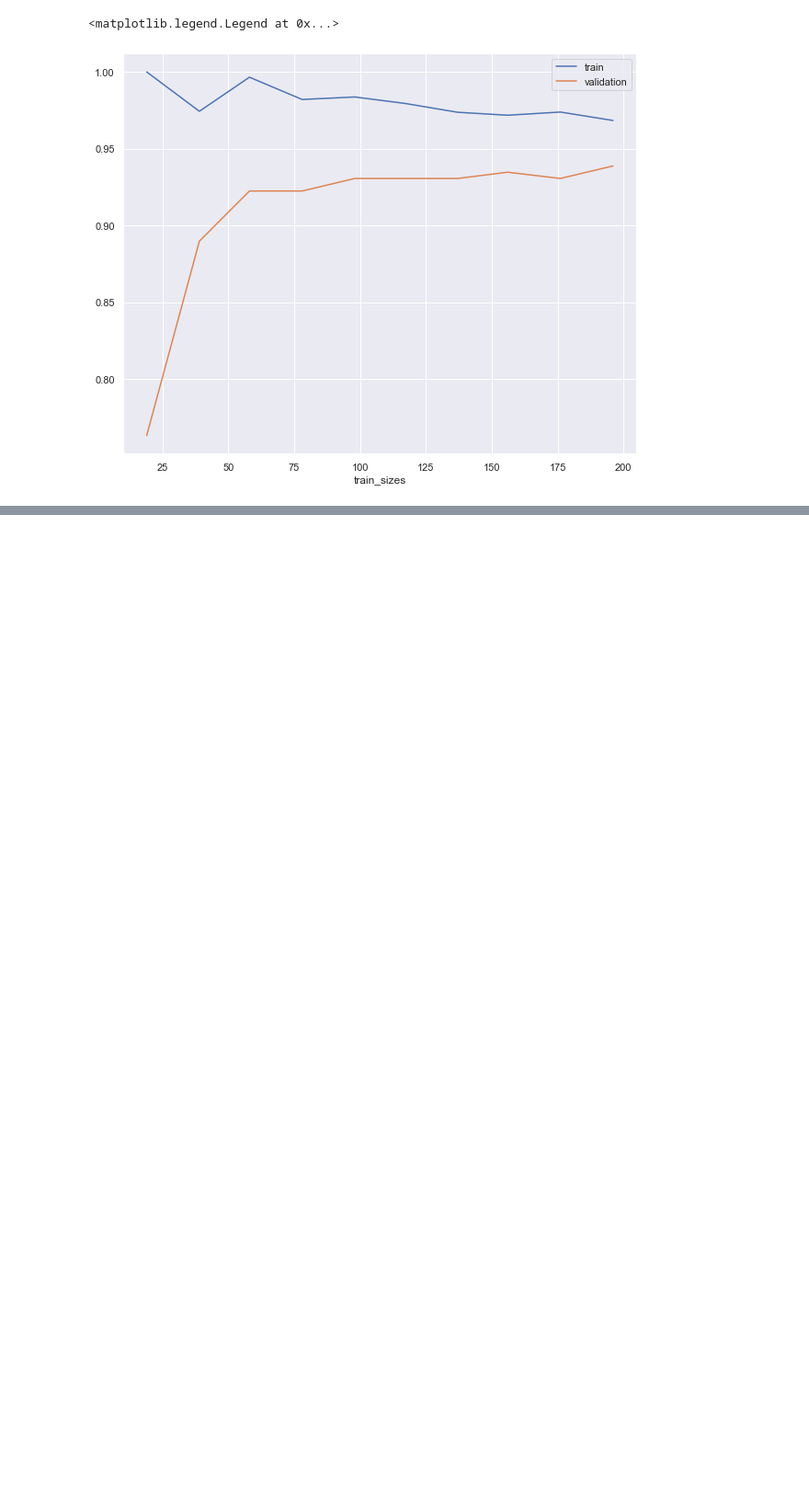
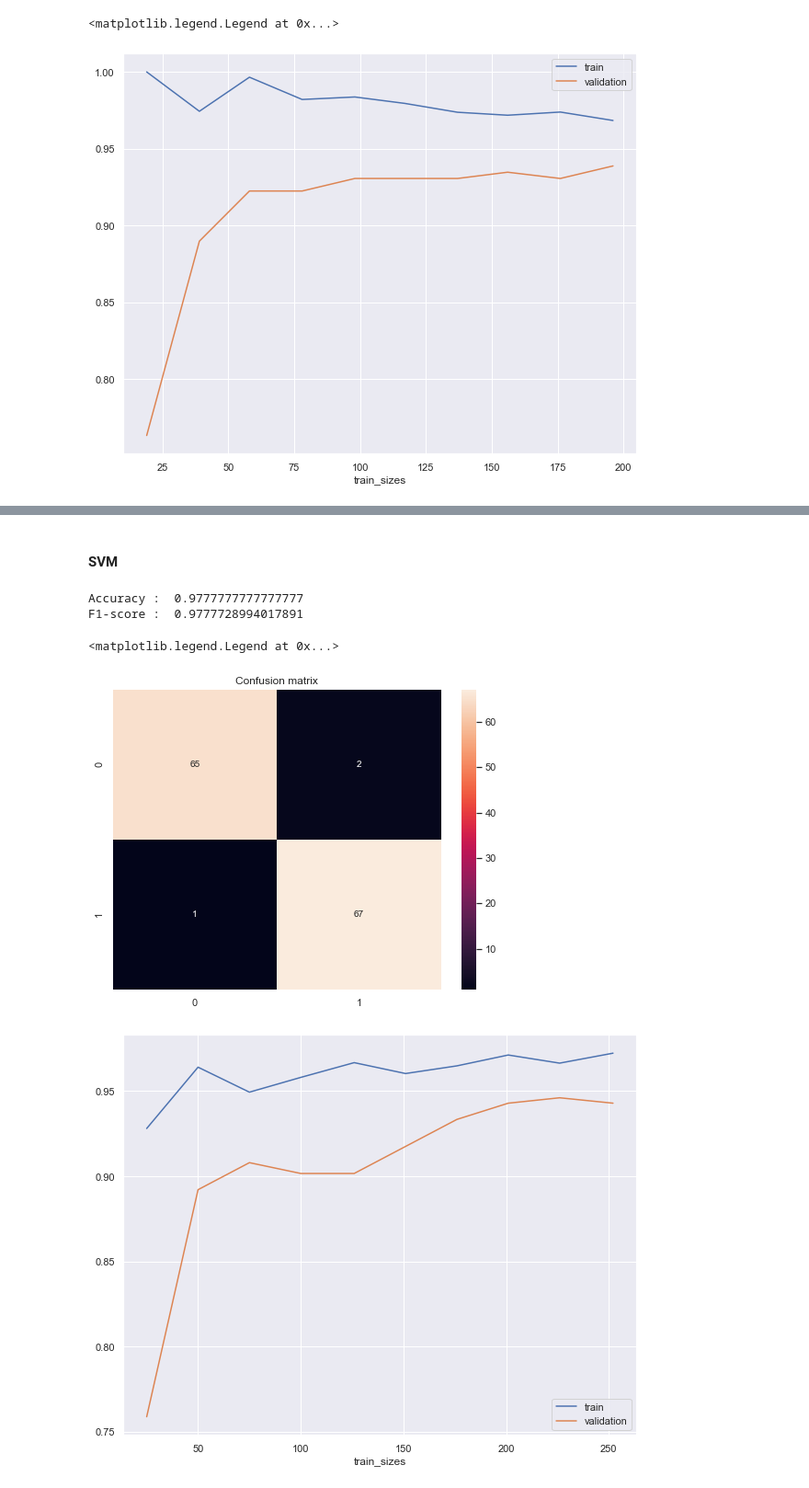
Before and after one commit to MohamedNennouche/Other-classification-projects, a Jupyter notebook: Ionosphere classification/iono-notebook.ipynb, the cells around one changed output, grey strips where cells are left out. Shown at 92% size. Drawn from its saved outputs; the diff is of its cells as text; code cells hidden in the pictures; blank space fills up the shorter version.

```diff
--- a/iono-notebook.ipynb
+++ b/Ionosphere classification/iono-notebook.ipynb
@@ -181,0 +266,30 @@ plt.legend()
+# %% [markdown]
+#### SVM
+# %%
+parameters = {'degree':np.arange(1,20,1)}
+svm_balanced=SVC(gamma='scale', class_weight='balanced')
+clf = GridSearchCV(svm_balanced, parameters, scoring='f1_macro')
+clf.fit(fv_train_balanced,etiq_train_balanced)
+svm_balanced=SVC(**clf.best_params_)
+svm_balanced.fit(fv_train_balanced,etiq_train_balanced)
+ysvm_balanced=svm_balanced.predict(fv_test_balanced)
+print("Accuracy : ",metrics.accuracy_score(etiq_test_balanced, ysvm_balanced))
+print("F1-score : ",metrics.f1_score(etiq_test_balanced, ysvm_balanced, average='macro'))
+
+plt.figure(figsize=(8,6))
+sns.heatmap(metrics.confusion_matrix(etiq_test_balanced, ysvm_balanced), annot=True, annot_kws={"size": 10})
+plt.title('Confusion matrix')
+
+
+N, train_score, val_score = learning_curve(svm_balanced, fv_train_balanced, etiq_train_balanced, train_sizes=np.linspace(0.1, 1.0, 10), cv = 5)
+plt.figure(figsize=(10,8))
+plt.plot(N, train_score.mean(axis=1), label='train')
+plt.plot(N, val_score.mean(axis=1), label='validation')
+plt.xlabel('train_sizes')
+plt.legend()
+# %% [output]
+Accuracy :  0.9777777777777777
+F1-score :  0.9777728994017891
+<matplotlib.legend.Legend at 0x...>
+[figure, added]
+[figure, added]
```
Also changed, not shown: parts of 9 cells of this notebook, 3 other files.
